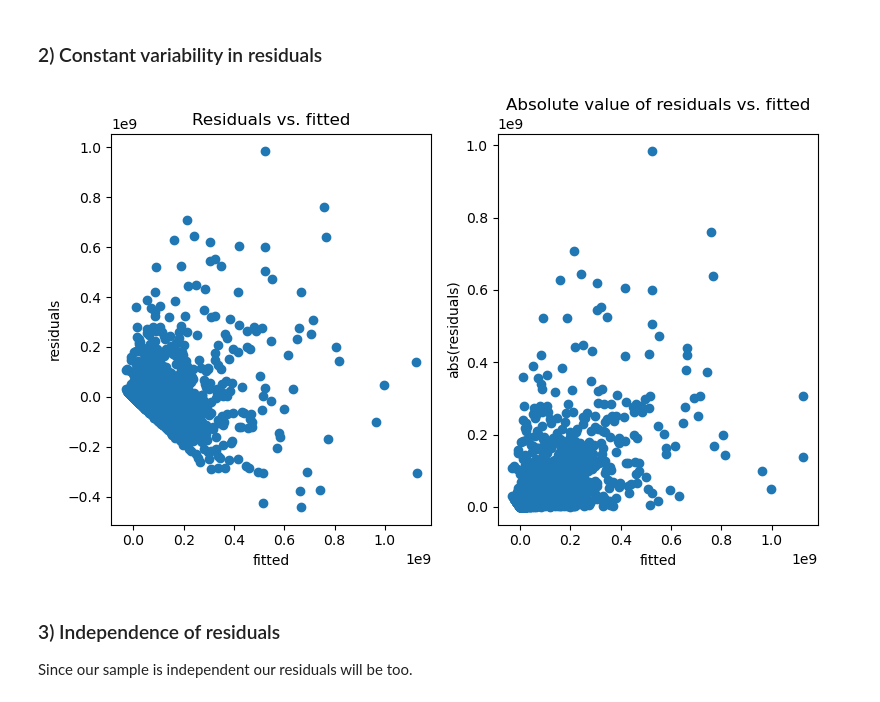
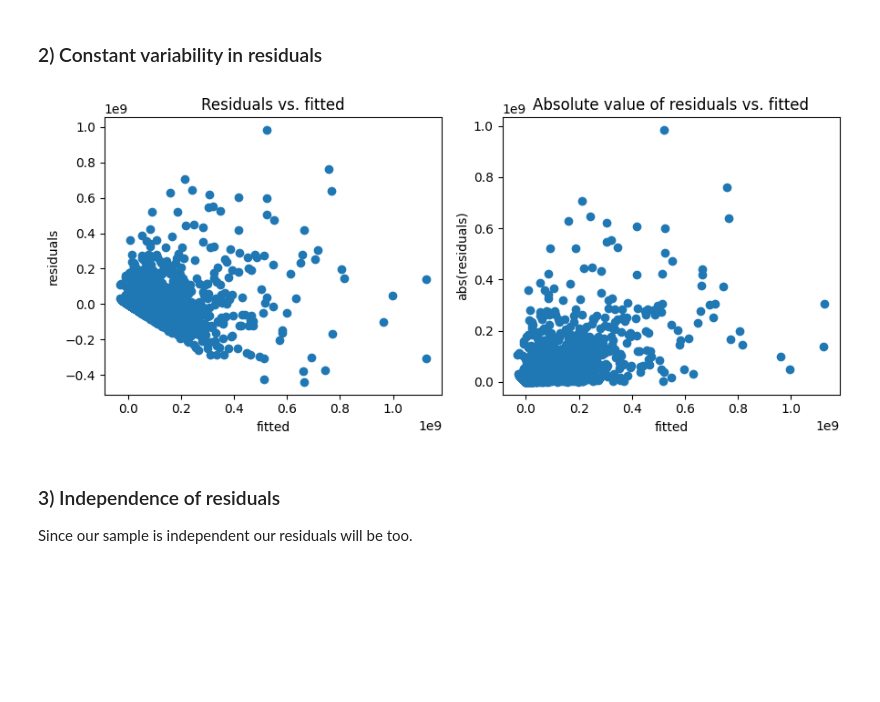
Before and after one commit to WatchmeDoc/MEM264-Applied-Statistics, a Jupyter notebook: analysis/multiple_regression.ipynb, the cells around one changed output. Saved outputs shown, nothing was run; the diff lists cells and outputs as text; code cells hidden in the pictures; blank space fills up the shorter version.

Commit message:
report and small changes to some plots

```diff
--- a/analysis/multiple_regression.ipynb
+++ b/analysis/multiple_regression.ipynb
@@ -150,25 +150,25 @@ plt.show()
 # %%
 abs_residuals = abs(residuals)
 
-plt.figure(figsize=(8,5))
+plt.figure(figsize=(9,4))
 
 plt.subplot(1,2,1)
 plt.scatter(y_hat, residuals)
 plt.xlabel('fitted')
 plt.ylabel('residuals')
 plt.title('Residuals vs. fitted')
 plt.tight_layout()
 
 plt.subplot(1,2,2)
 plt.scatter(y_hat, abs_residuals)
 plt.xlabel('fitted')
 plt.ylabel('abs(residuals)')
 plt.title('Absolute value of residuals vs. fitted')
 plt.tight_layout()
 
 plt.show()
 # %% [output]
-[figure, old version]
+[figure, new version]
 # %% [markdown]
 ### 3) Independence of residuals
 Since our sample is independent our residuals will be too.
```
Also changed, not shown: parts of 2 cells of this notebook, 1 other file.
